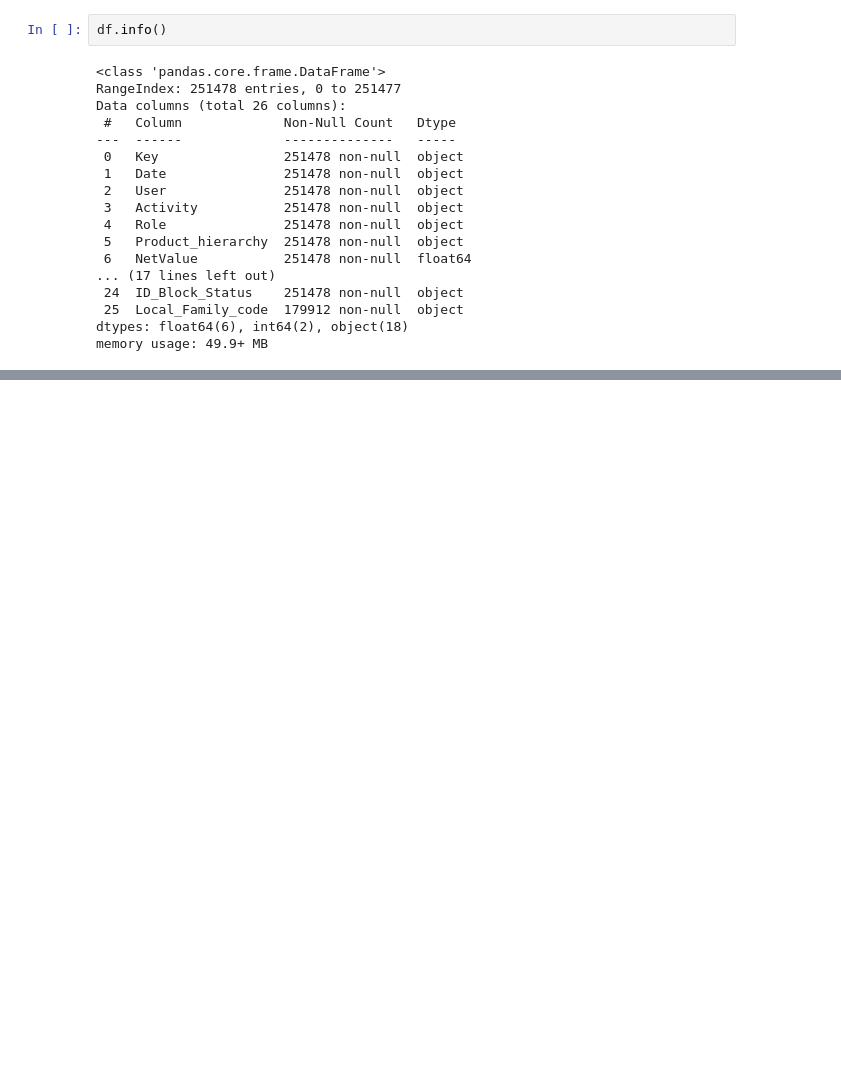
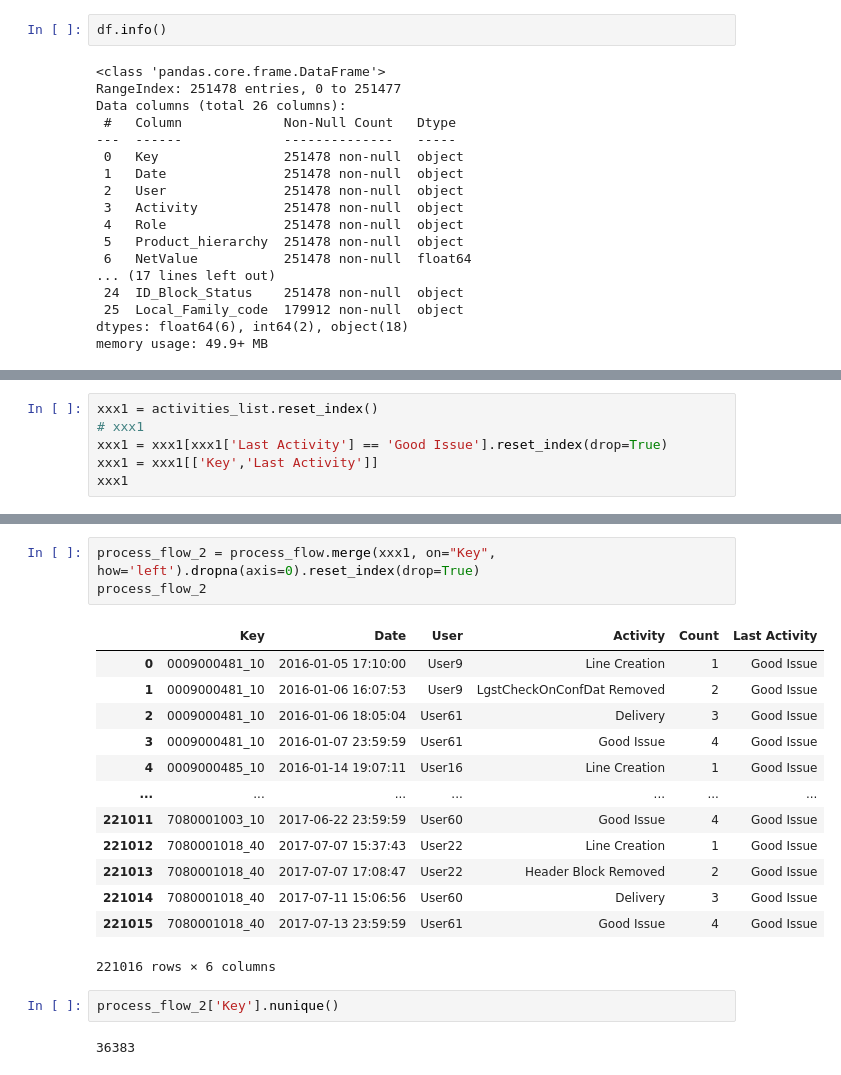
Before and after one commit to nkwachiabel/Process-Mining-Order-to-cash-IBM, a Jupyter notebook: Order to cash IBM.ipynb, the cells around one changed output, grey strips where cells are left out. Saved outputs shown, nothing was run; the diff lists cells and outputs as text; blank space fills up the shorter version.

```diff
--- a/Order to cash IBM.ipynb
+++ b/Order to cash IBM.ipynb
@@ -89,0 +276,6 @@ df['Key'].nunique()
+# %%
+xxx1 = activities_list.reset_index()
+# xxx1
+xxx1 = xxx1[xxx1['Last Activity'] == 'Good Issue'].reset_index(drop=True)
+xxx1 = xxx1[['Key','Last Activity']]
+xxx1
@@ -89,0 +296,21 @@ df['Key'].nunique()
+# %%
+process_flow_2 = process_flow.merge(xxx1, on="Key", how='left').dropna(axis=0).reset_index(drop=True)
+process_flow_2
+# %% [output]
+|  | Key | Date | User | Activity | Count | Last Activity |
+| 0 | 0009000481_10 | 2016-01-05 17:10:00 | User9 | Line Creation | 1 | Good Issue |
+| 1 | 0009000481_10 | 2016-01-06 16:07:53 | User9 | LgstCheckOnConfDat Removed | 2 | Good Issue |
+| 2 | 0009000481_10 | 2016-01-06 18:05:04 | User61 | Delivery | 3 | Good Issue |
+| 3 | 0009000481_10 | 2016-01-07 23:59:59 | User61 | Good Issue | 4 | Good Issue |
+| 4 | 0009000485_10 | 2016-01-14 19:07:11 | User16 | Line Creation | 1 | Good Issue |
+| ... | ... | ... | ... | ... | ... | ... |
+| 221011 | 7080001003_10 | 2017-06-22 23:59:59 | User60 | Good Issue | 4 | Good Issue |
+| 221012 | 7080001018_40 | 2017-07-07 15:37:43 | User22 | Line Creation | 1 | Good Issue |
+| 221013 | 7080001018_40 | 2017-07-07 17:08:47 | User22 | Header Block Removed | 2 | Good Issue |
+| 221014 | 7080001018_40 | 2017-07-11 15:06:56 | User60 | Delivery | 3 | Good Issue |
+| 221015 | 7080001018_40 | 2017-07-13 23:59:59 | User61 | Good Issue | 4 | Good Issue |
+221016 rows × 6 columns
+# %%
+process_flow_2['Key'].nunique()
+# %% [output]
+36383
```
Also changed, not shown: parts of 17 cells of this notebook.
